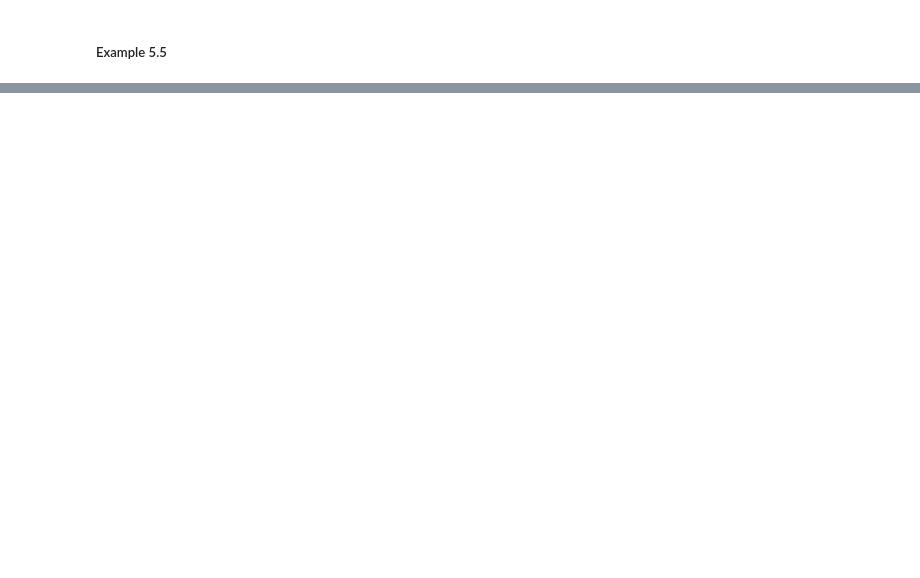
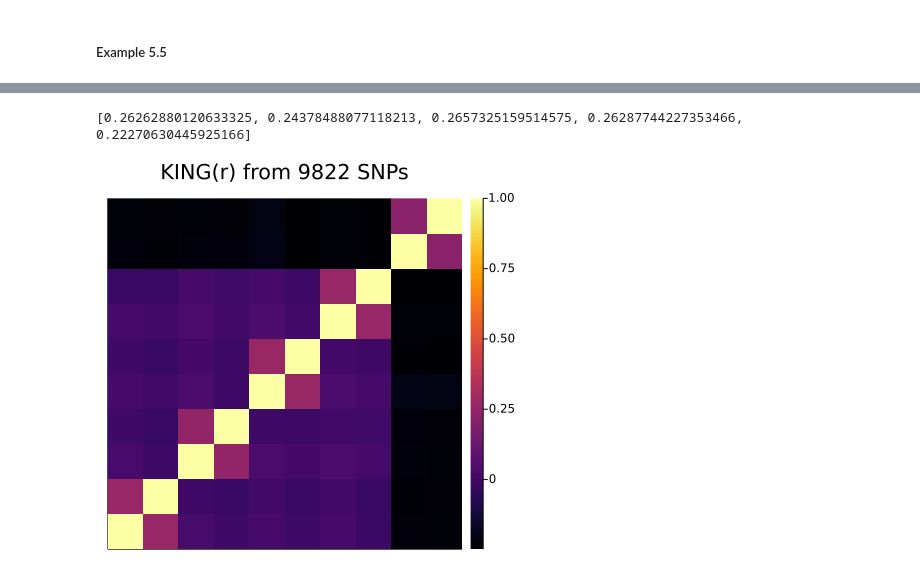
Before and after one commit to v-i-s-h/gwas-course-julia, a Jupyter notebook: julia/05.ipynb, the cells around one changed output, grey strips where cells are left out. Drawn from its saved outputs; the diff is of its cells as text; code cells hidden in the pictures; blank space fills up the shorter version.

```diff
--- a/julia/05.ipynb
+++ b/julia/05.ipynb
@@ -298,0 +401,14 @@ scatter!(prj1[1, :], prj[2, :], c="violet", label=nothing)
+# %%
+n_cols = 5 # make 5 categories of relatives
+brk = [-1, 0.088, 0.177, 0.354, 0.707, 1.5] # KING's breakpoints for unrelated, 3rd, 2nd, 1st, monozygotes
+labs = ["unrel", "3rd", "2nd", "1st", "same"]
+
+print([king_r[1, 2], king_r[3, 4], king_r[5, 6], king_r[7, 8], king_r[9, 10]])
+
+heatmap(king_r, size=(420, 400),
+    xticks=nothing, yticks=nothing,
+    title=@sprintf("KING(r) from %d SNPs", size(X, 2))
+)
+# %% [output]
+[0.26262880120633325, 0.24378488077118213, 0.2657325159514575, 0.26287744227353466, 0.22270630445925166]
+[figure, added]
```
Also changed, not shown: parts of 24 cells of this notebook.
